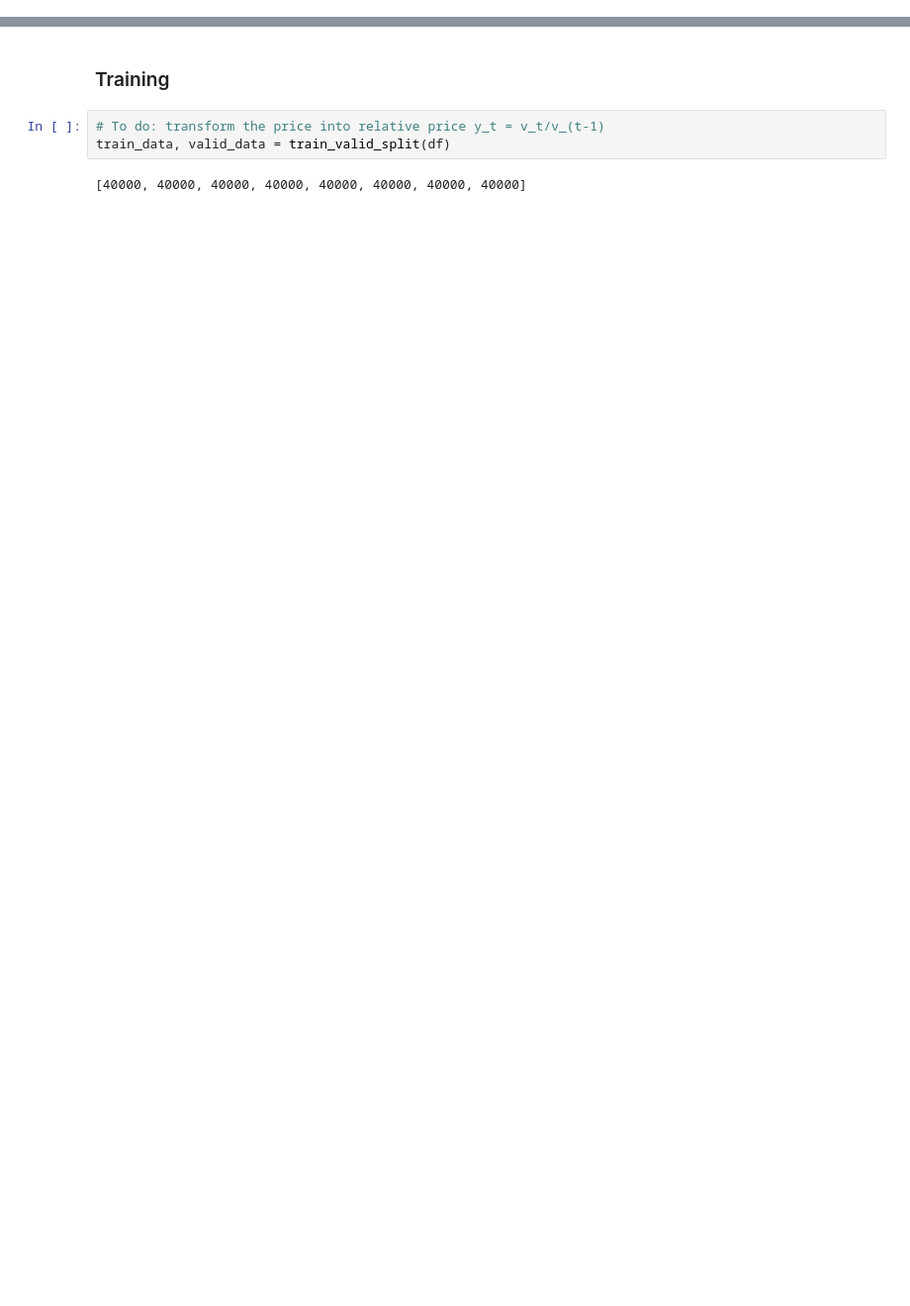
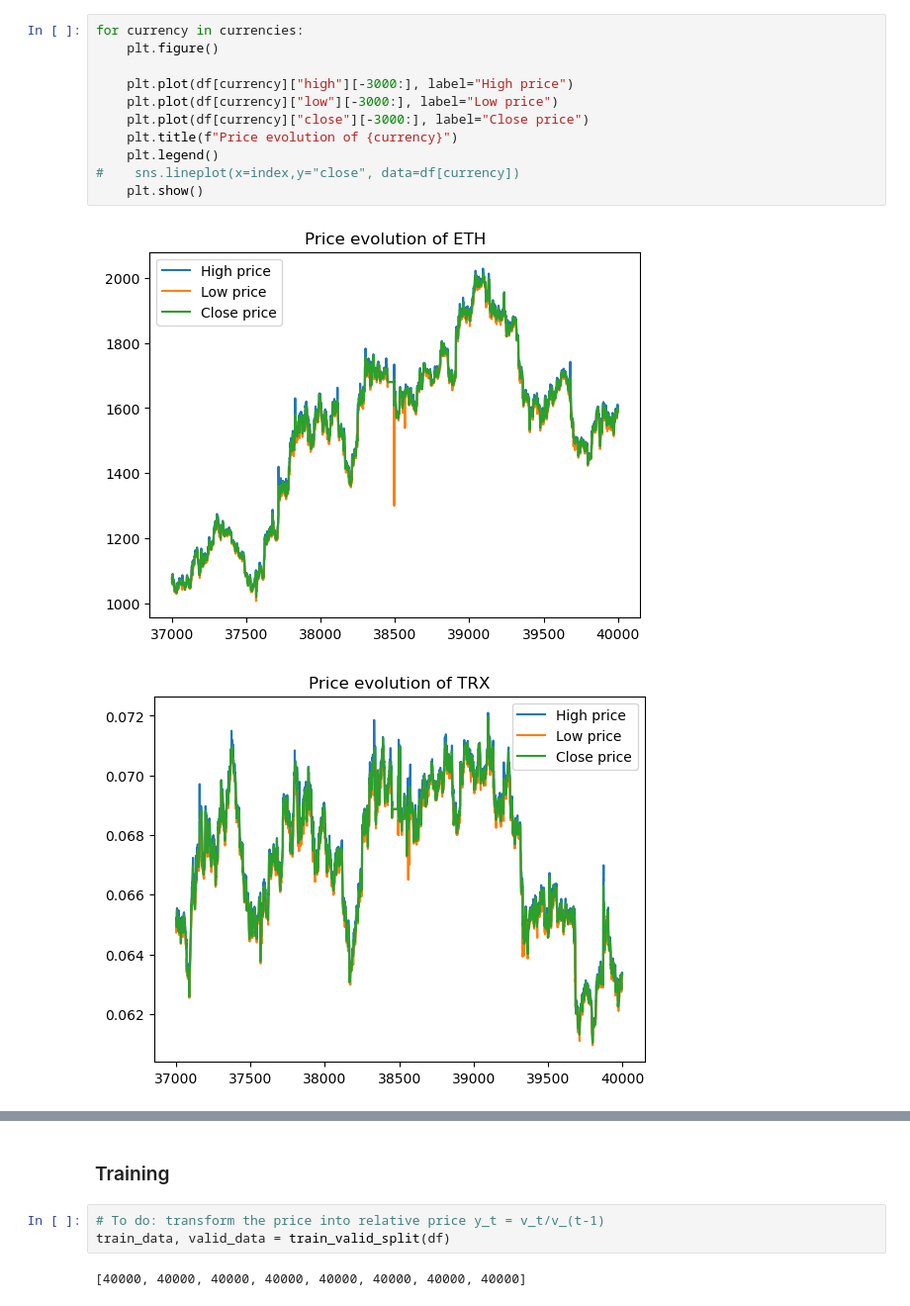
Before and after one commit to Viet1004/portfolio_management, a Jupyter notebook: portfolio_management.ipynb, the cells around one changed output, grey strips where cells are left out. Shown at 99% size. Cells and saved outputs as stored; diff of their text form; blank space fills up the shorter version.

```diff
--- a/portfolio_management.ipynb
+++ b/portfolio_management.ipynb
@@ -25,0 +30,14 @@ for currency in currencies:
+# %%
+for currency in currencies:
+    plt.figure()
+
+    plt.plot(df[currency]["high"][-3000:], label="High price")
+    plt.plot(df[currency]["low"][-3000:], label="Low price")
+    plt.plot(df[currency]["close"][-3000:], label="Close price")
+    plt.title(f"Price evolution of {currency}")
+    plt.legend()
+#    sns.lineplot(x=index,y="close", data=df[currency])
+    plt.show()
+# %% [output]
+[figure, added]
+[figure, added]
```
Also changed, not shown: parts of 22 cells of this notebook, 21 other files.
